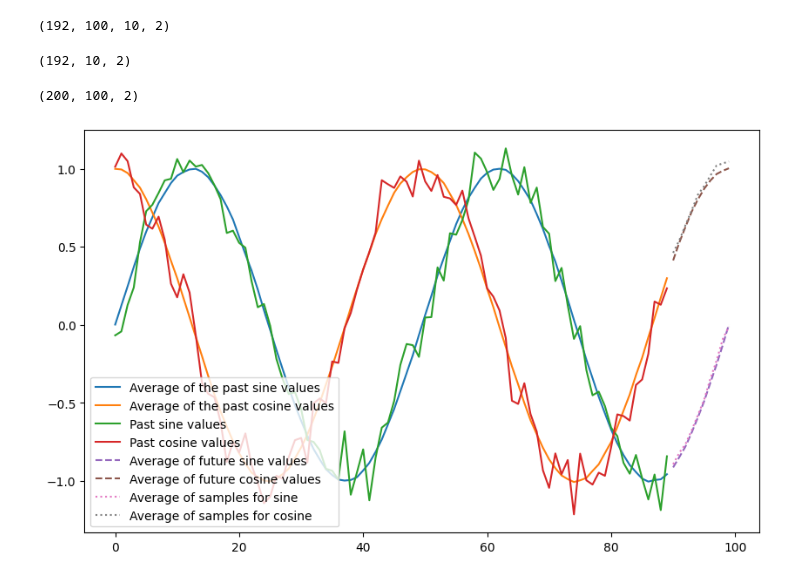
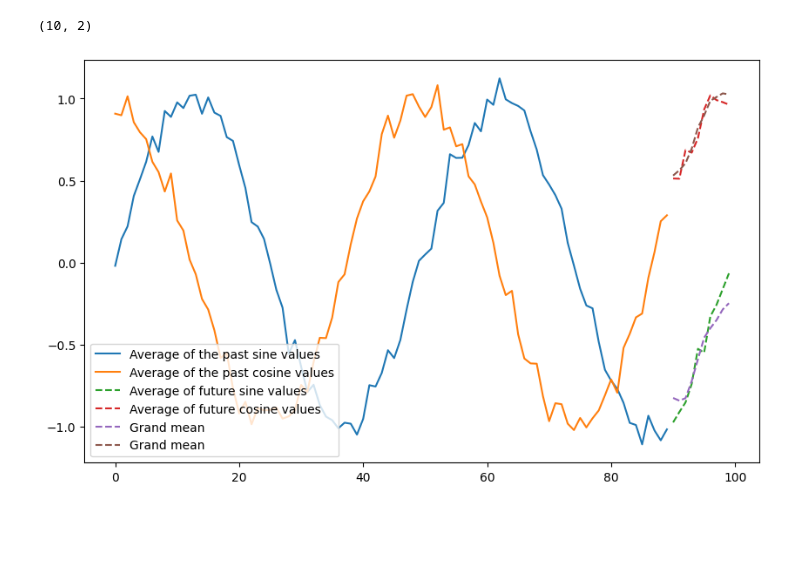
Before and after one commit to allshaks/eeg_llm, a Jupyter notebook: train_gpt_from_scratch.ipynb, the cells around one changed output. Drawn from its saved outputs; the diff is of its cells as text; code cells hidden in the pictures; blank space fills up the shorter version.

```diff
--- a/train_gpt_from_scratch.ipynb
+++ b/train_gpt_from_scratch.ipynb
@@ -90,14 +90,16 @@ model = TimeSeriesTransformerForPrediction(config)
 num_future_points = 10
 # Initialize optimizer
 optim = Adam(model.parameters(), lr=1e-3)
-
+# store the params
+params_lst = []
 # Define the number of epochs
-num_epochs = 100
+num_epochs = 20
 
 # iterate over all epochs
 for epoch in range(num_epochs):
     model.train()
     total_loss = 0.0
+    epoch_params = []
 
     # iterate over each batch
     for batch in train_loader:
@@ -108,7 +110,9 @@ for epoch in range(num_epochs):
             "future_values": future_values,  # (batch_size, prediction_length, input_size)
             "past_time_features": torch.arange(past_values.size(1)).unsqueeze(0).unsqueeze(2).float().repeat(past_values.size(0), 1, 1),  # (batch_size, seq_length, 1)
             "past_observed_mask": torch.ones_like(past_values),  # (batch_size, seq_length, input_size)
+            "future_observed_mask": torch.ones_like(future_values), # (batch_size, prediciton_lenght, input_size)
             "future_time_features": torch.arange(past_values.size(1), past_values.size(1) + num_future_points).unsqueeze(0).unsqueeze(2).float().repeat(future_values.size(0), 1, 1),  # (batch_size, prediction_length, 1)
+            "return_dict": True
         }
 
         # Forward pass
@@ -116,12 +120,16 @@ for epoch in range(num_epochs):
             past_values=batch["past_values"],
             past_time_features=batch["past_time_features"],
             past_observed_mask=batch["past_observed_mask"],
+            future_observed_mask=batch["future_observed_mask"],
             future_values=batch["future_values"],
             future_time_features=batch["future_time_features"],
+            return_dict=batch["return_dict"]
         )
 
         loss = outputs.loss
-
+        params = outputs.params
+        detached_params = tuple(p.detach().cpu().numpy() for p in params)
+        epoch_params.append(detached_params)
         # Backward pass
         optim.zero_grad()
         loss.backward()
@@ -129,6 +137,7 @@ for epoch in range(num_epochs):
 
         total_loss += loss.item()
 
+    params_lst.append(epoch_params)
     epoch_loss = total_loss / len(train_loader)
     print(f"Epoch {epoch + 1}/{num_epochs}, Loss: {epoch_loss:.4f}")
 # %% [output]
@@ -176,7 +192,7 @@ for batch in test_loader:
             past_values=batch["past_values"],
             past_time_features=batch["past_time_features"],
             future_time_features=batch["future_time_features"],
-            past_observed_mask=batch["past_observed_mask"]
+            past_observed_mask=batch["past_observed_mask"],
         )
 
     generated_batch_predictions = predictions.sequences
@@ -206,10 +210,9 @@ seq_length = generated_predicitons.shape[3]
 input_size = generated_predicitons.shape[4]
 
 generated_predicitons = generated_predicitons.reshape(num_batches * batch_size, samples, seq_length, input_size)
-# %%
-generated_predicitons.shape
-# %% [output]
-(192, 100, 10, 2)
+# %%
+sample = 10
+mean_over_obsv = np.mean(generated_predicitons, axis=0)
 # %%
 # get the best predictions from the 100 different predictions
 target_sine = data_avg[-10:, 0]
@@ -233,41 +236,49 @@ for prediciton in range(generated_predicitons.shape[0]):
         sample_idx_cosine.append(best_pred_cosine)
 # %%
 pred_mean = np.mean(generated_predicitons, axis=1)
-pred_mean.shape
+grand_mean = np.mean(mean_over_obsv, axis=0)
-# %% [output]
-(192, 10, 2)
 # %%
-y.shape
+grand_mean.shape
 # %% [output]
-(200, 100, 2)
+(10, 2)
 # %%
 # define observation you want to examine
-pred = 2
+pred = 10
 pl = 10
+sample = 40
 # Plot the best predictions
 plt.figure(figsize=(10, 6))
 
 # Plot the average past values
 plt.plot(np.arange(len(data_avg[:-pl])), data_avg[:-pl, 0], label="Average of the past sine values")
 plt.plot(np.arange(len(data_avg[:-pl])), data_avg[:-pl, 1], label="Average of the past cosine values")
 
+# plot average over observations
+# plt.plot(np.arange(len(data_avg[:-pl]), len(data_avg[:-pl]) + pl), mean_over_obsv[sample, :, 0], label="Average of observations", linestyle="dotted")
+# plt.plot(np.arange(len(data_avg[:-pl]), len(data_avg[:-pl]) + pl), mean_over_obsv[sample, :, 1], label="Average of observations", linestyle="dotted")
+
+
 # Plot the past values of the observation
-plt.plot(np.arange(len(data_avg[:-pl])), y[pred, :-pl, 0], label=f"Past sine values")
-plt.plot(np.arange(len(data_avg[:-pl])), y[pred, :-pl, 1], label=f"Past cosine values")
+# plt.plot(np.arange(len(data_avg[:-pl])), y[pred, :-pl, 0], label=f"Past sine values")
+# plt.plot(np.arange(len(data_avg[:-pl])), y[pred, :-pl, 1], label=f"Past cosine values")
 
 # Plot true future values
 plt.plot(np.arange(len(data_avg[:-pl]), len(data_avg[:-pl]) + pl), data_avg[-10:, 0], label="Average of future sine values", linestyle='dashed')
 plt.plot(np.arange(len(data_avg[:-pl]), len(data_avg[:-pl]) + pl), data_avg[-10:, 1], label="Average of future cosine values", linestyle='dashed')
+
+# Plot the grand mean
+plt.plot(np.arange(len(data_avg[:-pl]), len(data_avg[:-pl]) + pl), grand_mean[-10:, 0], label="Grand mean", linestyle='dashed')
+plt.plot(np.arange(len(data_avg[:-pl]), len(data_avg[:-pl]) + pl), grand_mean[-10:, 1], label="Grand mean", linestyle='dashed')
 
 # Plot predicted future values of one sampled observation
 # plt.plot(np.arange(len(data_avg[:-10]), len(data_avg[:-10]) + 10), generated_predicitons[pred, sample_idx_sine[pred], :, 0], label=f"Predicted Sine Values of {pred + 1}th observation", linestyle='dotted')
 # plt.plot(np.arange(len(data_avg[:-10]), len(data_avg[:-10]) + 10), generated_predicitons[pred, sample_idx_cosine[pred], :, 1], label=f"Predicted Cosine Values of {pred + 1}th observation", linestyle='dotted')
 
 # Plot the mean prediction
-plt.plot(np.arange(len(data_avg[:-pl]), len(data_avg[:-pl]) + pl), pred_mean[pred, :, 0], label="Average of samples for sine", linestyle="dotted")
-plt.plot(np.arange(len(data_avg[:-pl]), len(data_avg[:-pl]) + pl), pred_mean[pred, :, 1], label="Average of samples for cosine", linestyle="dotted")
+# plt.plot(np.arange(len(data_avg[:-pl]), len(data_avg[:-pl]) + pl), pred_mean[pred, :, 0], label="Average of samples for sine", linestyle="dotted")
+# plt.plot(np.arange(len(data_avg[:-pl]), len(data_avg[:-pl]) + pl), pred_mean[pred, :, 1], label="Average of samples for cosine", linestyle="dotted")
 
 plt.legend(loc='lower left')
 plt.show()
 # %% [output]
-[figure, old version]
+[figure, new version]
```
Also changed, not shown: parts of 9 cells of this notebook.
